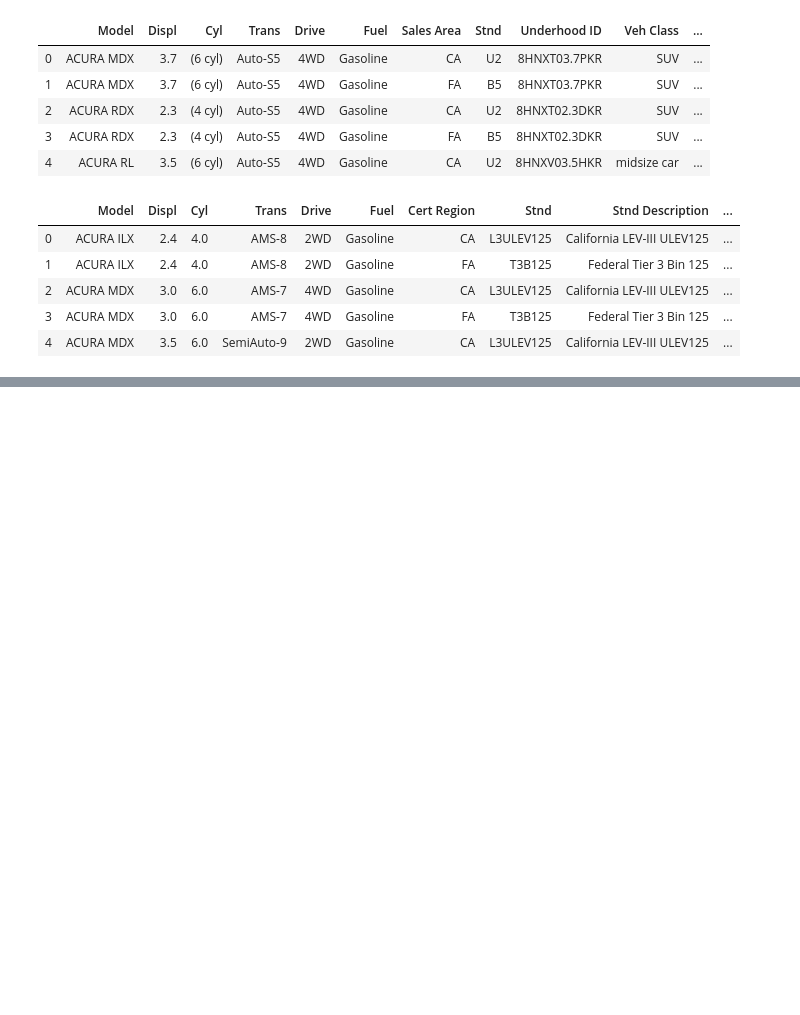
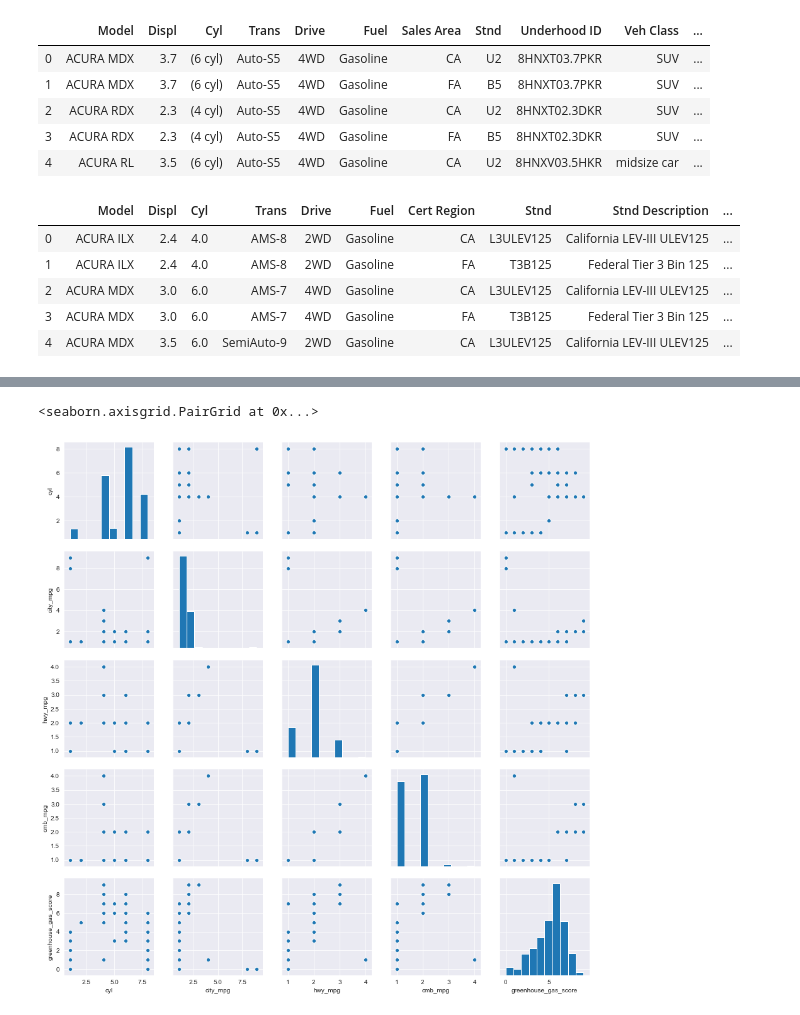
Before and after one commit to mzhoolideh/data_science_pract, a Jupyter notebook: case_study2/case_st2.ipynb, the cells around one changed output, grey strips where cells are left out. Drawn from its saved outputs; the diff is of its cells as text; code cells hidden in the pictures; blank space fills up the shorter version.

```diff
--- a/case_study2/case_st2.ipynb
+++ b/case_study2/case_st2.ipynb
@@ -28,0 +259,5 @@ df_18.head()
+# %%
+sns.pairplot(df_08_ca[plot_list])
+# %% [output]
+<seaborn.axisgrid.PairGrid at 0x...>
+[figure, added]
```
Also changed, not shown: parts of 28 cells of this notebook.
